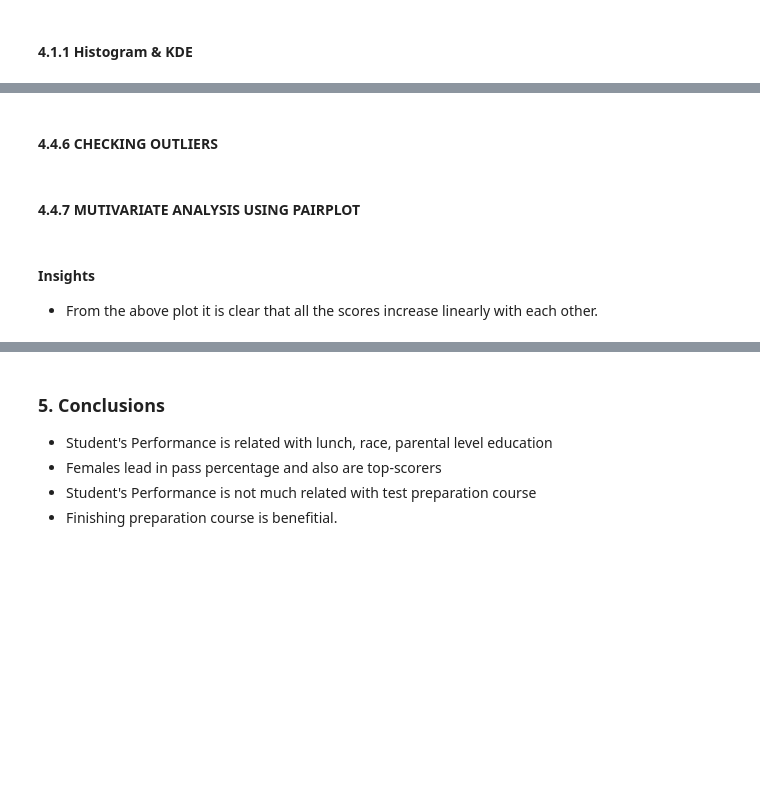
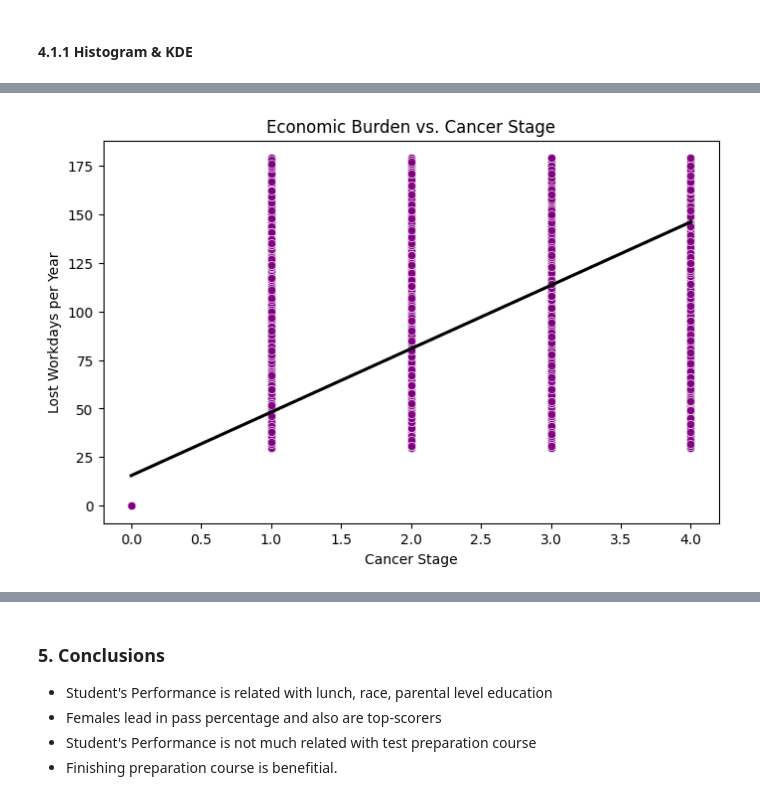
Before and after one commit to Asish2107/ML_PROJECT, a Jupyter notebook: notebook/1 . EDA Oral cancer prediction .ipynb, the cells around one changed output, grey strips where cells are left out. Cells and saved outputs as stored; diff of their text form; code cells hidden in the pictures; blank space fills up the shorter version.

```diff
--- a/notebook/1 . EDA Oral cancer prediction .ipynb
+++ b/notebook/1 . EDA Oral cancer prediction .ipynb
@@ -544,8 +302,0 @@ for container in ax[2].containers:
-# %%
-plt.rcParams['figure.figsize'] = (15, 9)
-plt.style.use('fivethirtyeight')
-sns.countplot(df['parental level of education'], palette = 'Blues')
-plt.title('Comparison of Parental Education', fontweight = 30, fontsize = 20)
-plt.xlabel('Degree')
-plt.ylabel('count')
-plt.show()
@@ -570,8 +302,0 @@ plt.show()
-# %%
-plt.rcParams['figure.figsize'] = (15, 9)
-plt.style.use('seaborn-talk')
-sns.countplot(df['lunch'], palette = 'PuBu')
-plt.title('Comparison of different types of lunch', fontweight = 30, fontsize = 20)
-plt.xlabel('types of lunch')
-plt.ylabel('count')
-plt.show()
@@ -613,2 +302,0 @@ sns.barplot (x=df['lunch'], y=df['writing score'], hue=df['test preparation cour
-# %% [markdown]
-#### 4.4.6 CHECKING OUTLIERS
@@ -626,2 +302,0 @@ plt.show()
-# %% [markdown]
-#### 4.4.7 MUTIVARIATE ANALYSIS USING PAIRPLOT
@@ -631,3 +303,10 @@ plt.show()
-# %% [markdown]
-#### Insights
-- From the above plot it is clear that all the scores increase linearly with each other.
+# %%
+plt.figure(figsize=(8, 5))
+sns.scatterplot(data=df, x='Cancer Stage', y='Economic Burden (Lost Workdays per Year)', color='purple', alpha=0.9)
+sns.regplot(data=df, x='Cancer Stage', y='Economic Burden (Lost Workdays per Year)', scatter=False, color='black')
+plt.title('Economic Burden vs. Cancer Stage')
+plt.xlabel('Cancer Stage')
+plt.ylabel('Lost Workdays per Year')
+plt.show()
+# %% [output]
+[figure, added]
```
Also changed, not shown: parts of 58 cells of this notebook.
